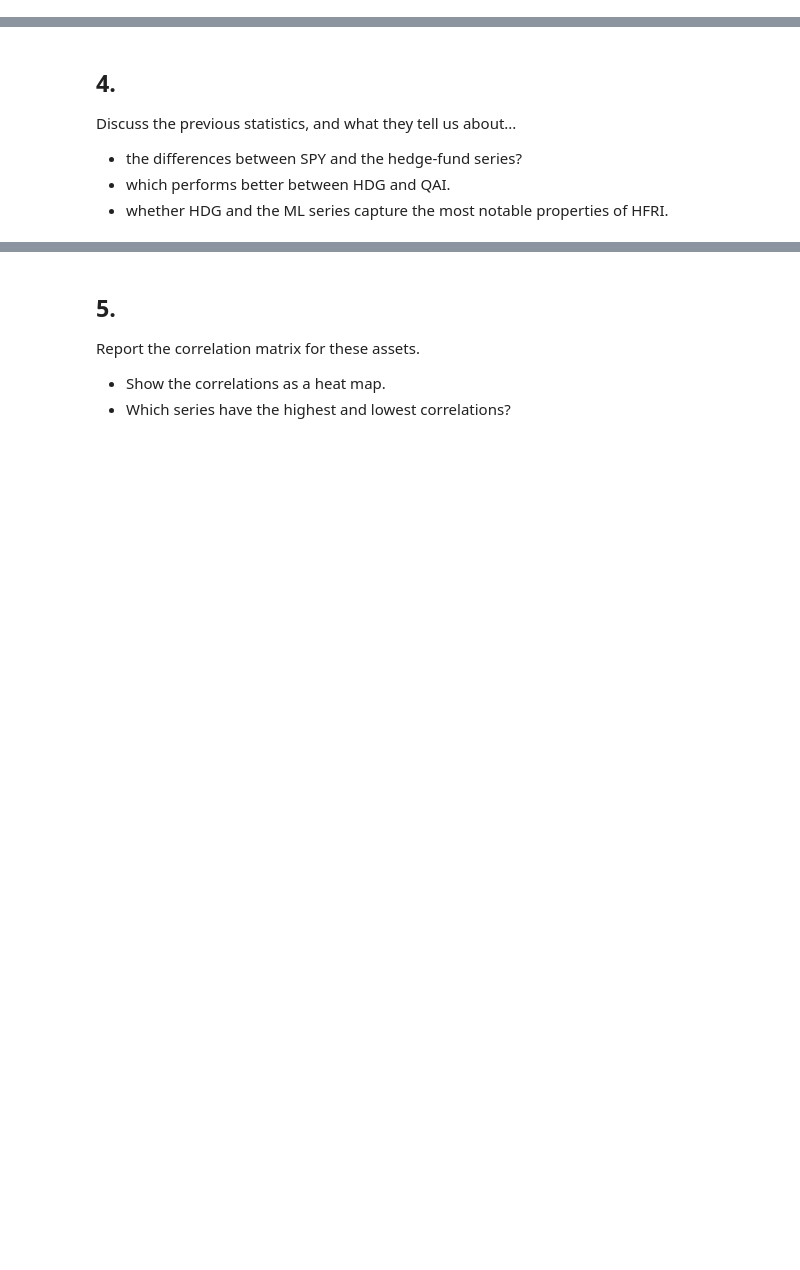
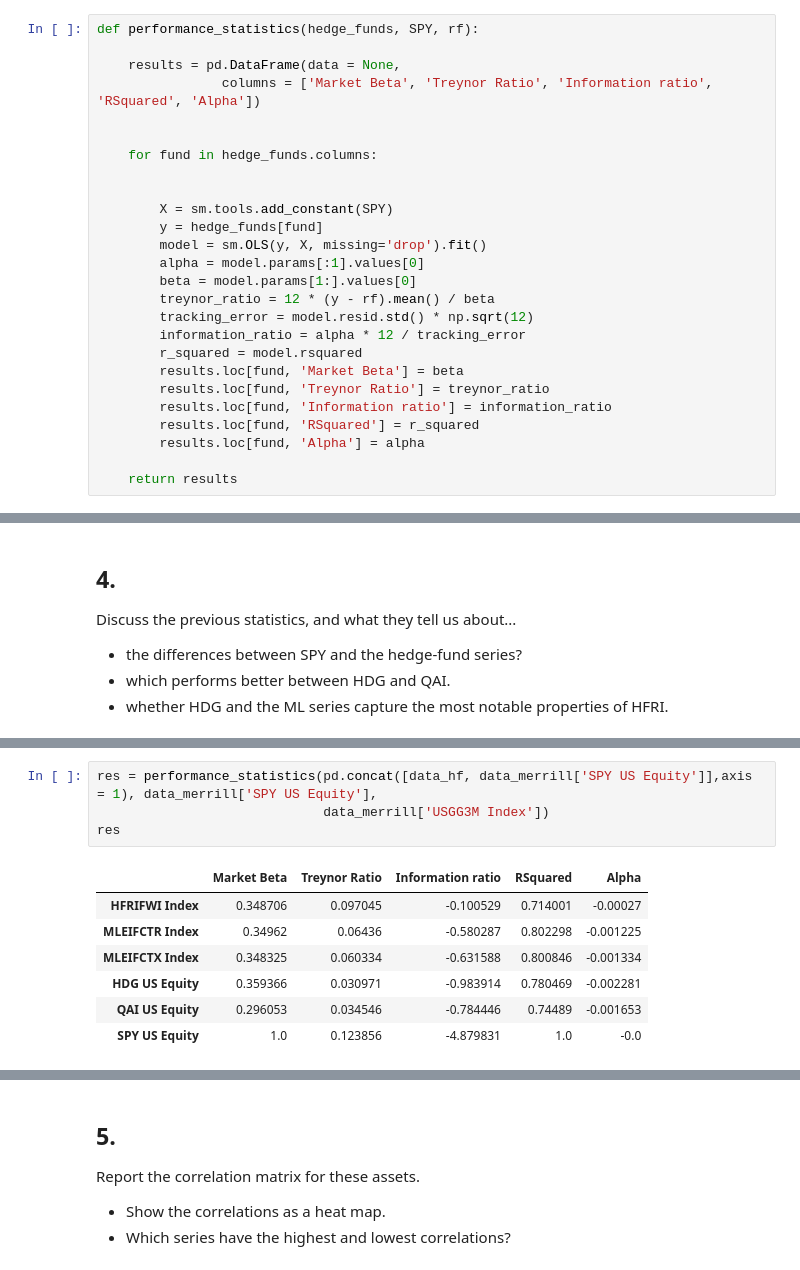
Before and after one commit to sstikhonov/Uchicago_PortfolioRiskManagement, a Jupyter notebook: homework/Homework 2.ipynb, the cells around one changed output, grey strips where cells are left out. Saved outputs shown, nothing was run; the diff lists cells and outputs as text; blank space fills up the shorter version.

```diff
--- a/homework/Homework 2.ipynb
+++ b/homework/Homework 2.ipynb
@@ -205,0 +177,26 @@ res
+# %%
+def performance_statistics(hedge_funds, SPY, rf):
+
+    results = pd.DataFrame(data = None,
+                columns = ['Market Beta', 'Treynor Ratio', 'Information ratio', 'RSquared', 'Alpha'])
+
+
+    for fund in hedge_funds.columns:
+
+
+        X = sm.tools.add_constant(SPY)
+        y = hedge_funds[fund]
+        model = sm.OLS(y, X, missing='drop').fit()
+        alpha = model.params[:1].values[0]
+        beta = model.params[1:].values[0]
+        treynor_ratio = 12 * (y - rf).mean() / beta
+        tracking_error = model.resid.std() * np.sqrt(12)
+        information_ratio = alpha * 12 / tracking_error
+        r_squared = model.rsquared
+        results.loc[fund, 'Market Beta'] = beta
+        results.loc[fund, 'Treynor Ratio'] = treynor_ratio
+        results.loc[fund, 'Information ratio'] = information_ratio
+        results.loc[fund, 'RSquared'] = r_squared
+        results.loc[fund, 'Alpha'] = alpha
+
+    return results
@@ -215,0 +242,12 @@ Discuss the previous statistics, and what they tell us about...
+# %%
+res = performance_statistics(pd.concat([data_hf, data_merrill['SPY US Equity']],axis = 1), data_merrill['SPY US Equity'],
+                             data_merrill['USGG3M Index'])
+res
+# %% [output]
+|  | Market Beta | Treynor Ratio | Information ratio | RSquared | Alpha |
+| HFRIFWI Index | 0.348706 | 0.097045 | -0.100529 | 0.714001 | -0.00027 |
+| MLEIFCTR Index | 0.34962 | 0.06436 | -0.580287 | 0.802298 | -0.001225 |
+| MLEIFCTX Index | 0.348325 | 0.060334 | -0.631588 | 0.800846 | -0.001334 |
+| HDG US Equity | 0.359366 | 0.030971 | -0.983914 | 0.780469 | -0.002281 |
+| QAI US Equity | 0.296053 | 0.034546 | -0.784446 | 0.74489 | -0.001653 |
+| SPY US Equity | 1.0 | 0.123856 | -4.879831 | 1.0 | -0.0 |
```
Also changed, not shown: parts of 49 cells of this notebook.
